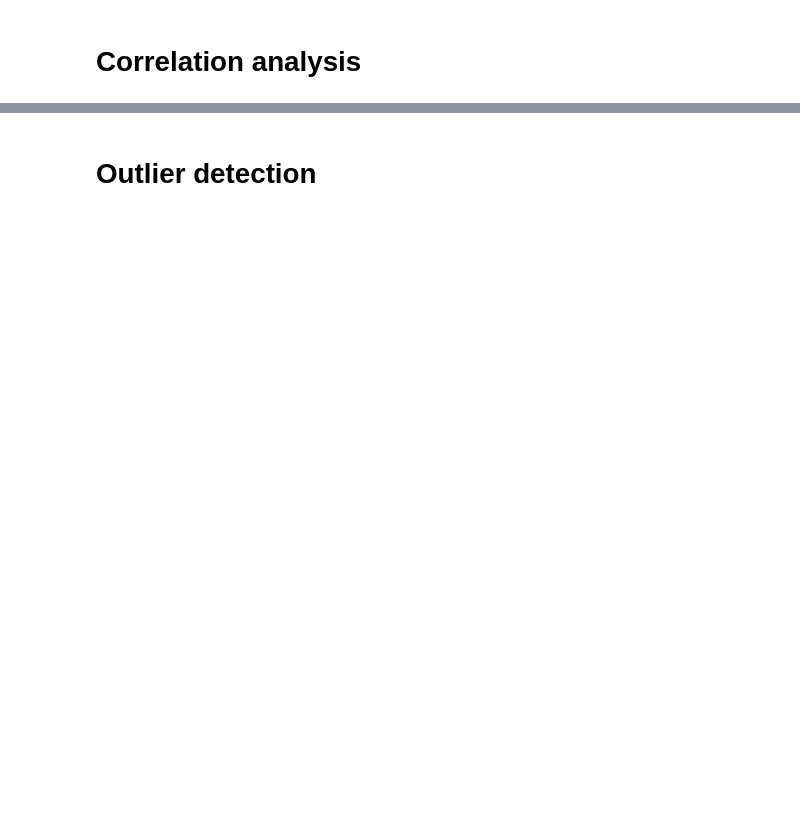
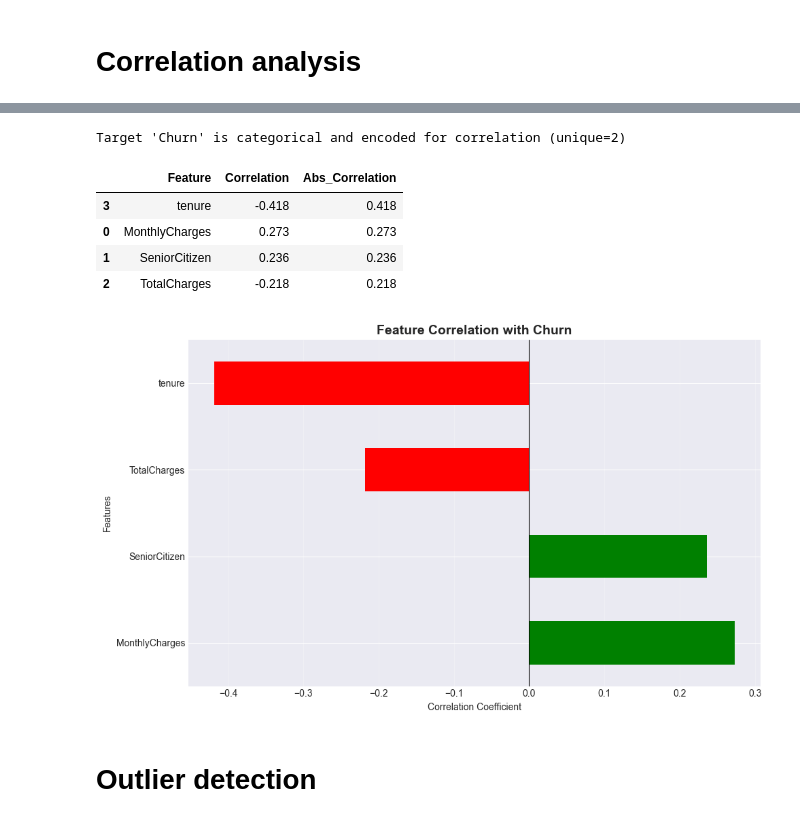
Before and after one commit to Fahmi-mi/predict-customer-churn, a Jupyter notebook: notebooks/01_eda.ipynb, the cells around one changed output, grey strips where cells are left out. Drawn from its saved outputs; the diff is of its cells as text; code cells hidden in the pictures; blank space fills up the shorter version.

```diff
--- a/notebooks/01_eda.ipynb
+++ b/notebooks/01_eda.ipynb
@@ -34,10 +42,18 @@ print(f"Experiment: {config['experiment']['name']}")
 print(f"Seed: {config['experiment']['seed']}")
 print()
 
-train_path = config['data']['train_path']
-test_path = config['data']['test_path']
+train_path = Path(config['data']['train_path'])
+test_path = Path(config['data']['test_path'])
 target_col = config['data']['target_column']
 id_col = config['data']['id_column']
 
-train_df = load_data(train_path)
-test_df = load_data(test_path)
+if not train_path.is_absolute():
+    train_path = project_root / train_path
+if not test_path.is_absolute():
+    test_path = project_root / test_path
+
+print(f"Train path: {train_path.resolve()}")
+print(f"Test path:  {test_path.resolve()}")
+
+train_df = load_data(str(train_path))
+test_df = load_data(str(test_path))
@@ -313,23 +466,50 @@ if len(numerical_cols) > 0:
 # %%
 # Correlation with target variable
-if target_col in train_df.columns and train_df[target_col].dtype in ['int64', 'float64'] and len(numerical_cols) > 0:
-    target_corr = train_df[numerical_cols + [target_col]].corr()[target_col].drop(target_col).sort_values(ascending=False)
+if target_col in train_df.columns and len(numerical_cols) > 0:
+    target_series = train_df[target_col]
 
-    display(pd.DataFrame({
-        'Feature': target_corr.index,
-        'Correlation': target_corr.values,
-        'Abs_Correlation': abs(target_corr.values)
-    }).sort_values('Abs_Correlation', ascending=False))
+    # Convert non-numeric target to numeric codes for correlation analysis
+    if not pd.api.types.is_numeric_dtype(target_series):
+        unique_count = target_series.nunique(dropna=True)
+        if unique_count <= 20:
+            target_numeric = pd.factorize(target_series)[0]
+            print(f"Target '{target_col}' is categorical and encoded for correlation (unique={unique_count})")
+        else:
+            target_numeric = None
+            print(f"Target '{target_col}' has too many categories ({unique_count}); skipping target correlation")
+    else:
+        target_numeric = target_series
 
-    plt.figure(figsize=(10, 6))
-    target_corr.plot(kind='barh', color=['green' if x > 0 else 'red' for x in target_corr.values])
-    plt.title(f'Feature Correlation with {target_col}', fontsize=14, fontweight='bold')
-    plt.xlabel('Correlation Coefficient')
-    plt.ylabel('Features')
-    plt.axvline(0, color='black', linewidth=0.8)
-    plt.grid(axis='x', alpha=0.3)
-    plt.tight_layout()
-    plt.show()
+    if target_numeric is not None:
+        corr_frame = train_df[numerical_cols].copy()
+        corr_frame[target_col] = target_numeric
+        target_corr = corr_frame.corr()[target_col].drop(target_col).sort_values(ascending=False)
+
+        display(pd.DataFrame({
+            'Feature': target_corr.index,
+            'Correlation': target_corr.values,
+            'Abs_Correlation': abs(target_corr.values)
+        }).sort_values('Abs_Correlation', ascending=False))
+
+        plt.figure(figsize=(10, 6))
+        target_corr.plot(kind='barh', color=['green' if x > 0 else 'red' for x in target_corr.values])
+        plt.title(f'Feature Correlation with {target_col}', fontsize=14, fontweight='bold')
+        plt.xlabel('Correlation Coefficient')
+        plt.ylabel('Features')
+        plt.axvline(0, color='black', linewidth=0.8)
+        plt.grid(axis='x', alpha=0.3)
+        plt.tight_layout()
+        plt.show()
+else:
+    print(f"Cannot compute target correlation. target_col='{target_col}', exists={target_col in train_df.columns}, numerical_cols={len(numerical_cols)}")
+# %% [output]
+Target 'Churn' is categorical and encoded for correlation (unique=2)
+|  | Feature | Correlation | Abs_Correlation |
+| 3 | tenure | -0.418 | 0.418 |
+| 0 | MonthlyCharges | 0.273 | 0.273 |
+| 1 | SeniorCitizen | 0.236 | 0.236 |
+| 2 | TotalCharges | -0.218 | 0.218 |
+[figure, added]
 # %% [markdown]
 # Outlier detection
 # %%
```
Also changed, not shown: parts of 19 cells of this notebook, 5 other files.
